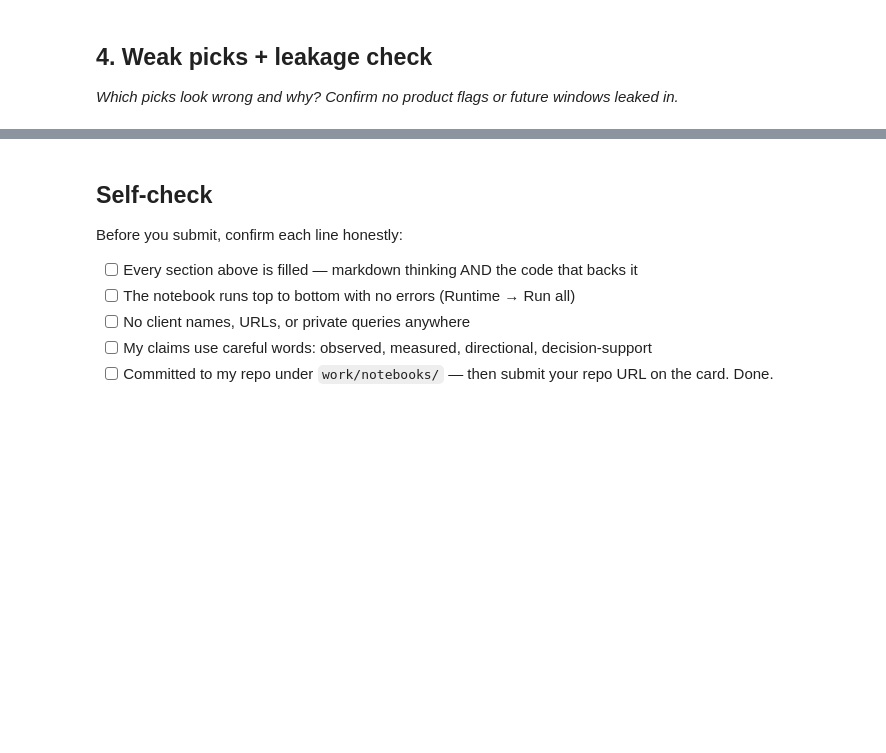
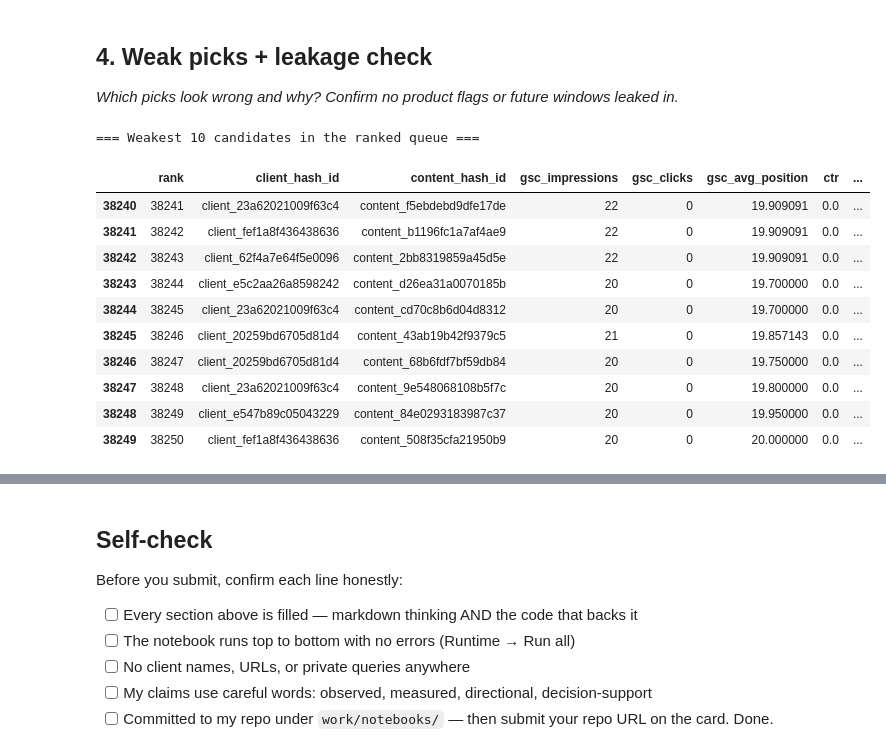
Before and after one commit to eshaamirmalik-sketch/flyrank-ml-internship, a Jupyter notebook: work/notebooks/w04_baseline_score.ipynb, the cells around one changed output, grey strips where cells are left out. Drawn from its saved outputs; the diff is of its cells as text; code cells hidden in the pictures; blank space fills up the shorter version.

```diff
--- a/work/notebooks/w04_baseline_score.ipynb
+++ b/work/notebooks/w04_baseline_score.ipynb
@@ -22,3 +255,76 @@ This skeleton is yours to fill. Work the sections **in order** — each one has
 ## 4. Weak picks + leakage check
 
 *Which picks look wrong and why? Confirm no product flags or future windows leaked in.*
+# %%
+# Weak picks + leakage check
+
+# Show lower-ranked candidates so we can inspect weaker picks.
+weak_picks = queue.tail(10).copy()
+
+print("=== Weakest 10 candidates in the ranked queue ===")
+display(
+    weak_picks[
+        [
+            "rank",
+            "client_hash_id",
+            "content_hash_id",
+            "gsc_impressions",
+            "gsc_clicks",
+            "gsc_avg_position",
+            "ctr",
+            "score",
+            "reason_code",
+            "action"
+        ]
+    ]
+)
+
+# Leakage check:
+# These are fields that must not be used as ordinary model features.
+banned_feature_terms = [
+    "label",
+    "future",
+    "declining",
+    "trend_direction",
+    "trend_pct",
+    "health_score",
+    "priority_score",
+    "action_type"
+]
+
+feature_columns = [
+    "gsc_impressions",
+    "gsc_clicks",
+    "gsc_avg_position"
+]
+
+leakage_hits = [
+    col for col in feature_columns
+    if any(term in col.lower() for term in banned_feature_terms)
+]
+
+print("\n=== Leakage check ===")
+print("Feature columns used by the baseline:")
+print(feature_columns)
+
+print("\nBanned-term matches:")
+print(leakage_hits)
+
+assert len(leakage_hits) == 0, "Potential leakage found in feature columns."
+
+print("\nLeakage check: PASSED")
+print("Decision date used:", df["report_date"].min())
+print("No future-window or label-derived fields were used.")
+# %% [output]
+=== Weakest 10 candidates in the ranked queue ===
+|  | rank | client_hash_id | content_hash_id | gsc_impressions | gsc_clicks | gsc_avg_position | ctr | ... |
+| 38240 | 38241 | client_23a62021009f63c4 | content_f5ebdebd9dfe17de | 22 | 0 | 19.909091 | 0.0 | ... |
+| 38241 | 38242 | client_fef1a8f436438636 | content_b1196fc1a7af4ae9 | 22 | 0 | 19.909091 | 0.0 | ... |
+| 38242 | 38243 | client_62f4a7e64f5e0096 | content_2bb8319859a45d5e | 22 | 0 | 19.909091 | 0.0 | ... |
+| 38243 | 38244 | client_e5c2aa26a8598242 | content_d26ea31a0070185b | 20 | 0 | 19.700000 | 0.0 | ... |
+| 38244 | 38245 | client_23a62021009f63c4 | content_cd70c8b6d04d8312 | 20 | 0 | 19.700000 | 0.0 | ... |
+| 38245 | 38246 | client_20259bd6705d81d4 | content_43ab19b42f9379c5 | 21 | 0 | 19.857143 | 0.0 | ... |
+| 38246 | 38247 | client_20259bd6705d81d4 | content_68b6fdf7bf59db84 | 20 | 0 | 19.750000 | 0.0 | ... |
+| 38247 | 38248 | client_23a62021009f63c4 | content_9e548068108b5f7c | 20 | 0 | 19.800000 | 0.0 | ... |
+| 38248 | 38249 | client_e547b89c05043229 | content_84e0293183987c37 | 20 | 0 | 19.950000 | 0.0 | ... |
+| 38249 | 38250 | client_fef1a8f436438636 | content_508f35cfa21950b9 | 20 | 0 | 20.000000 | 0.0 | ... |
```
Also changed, not shown: parts of 5 cells of this notebook.
